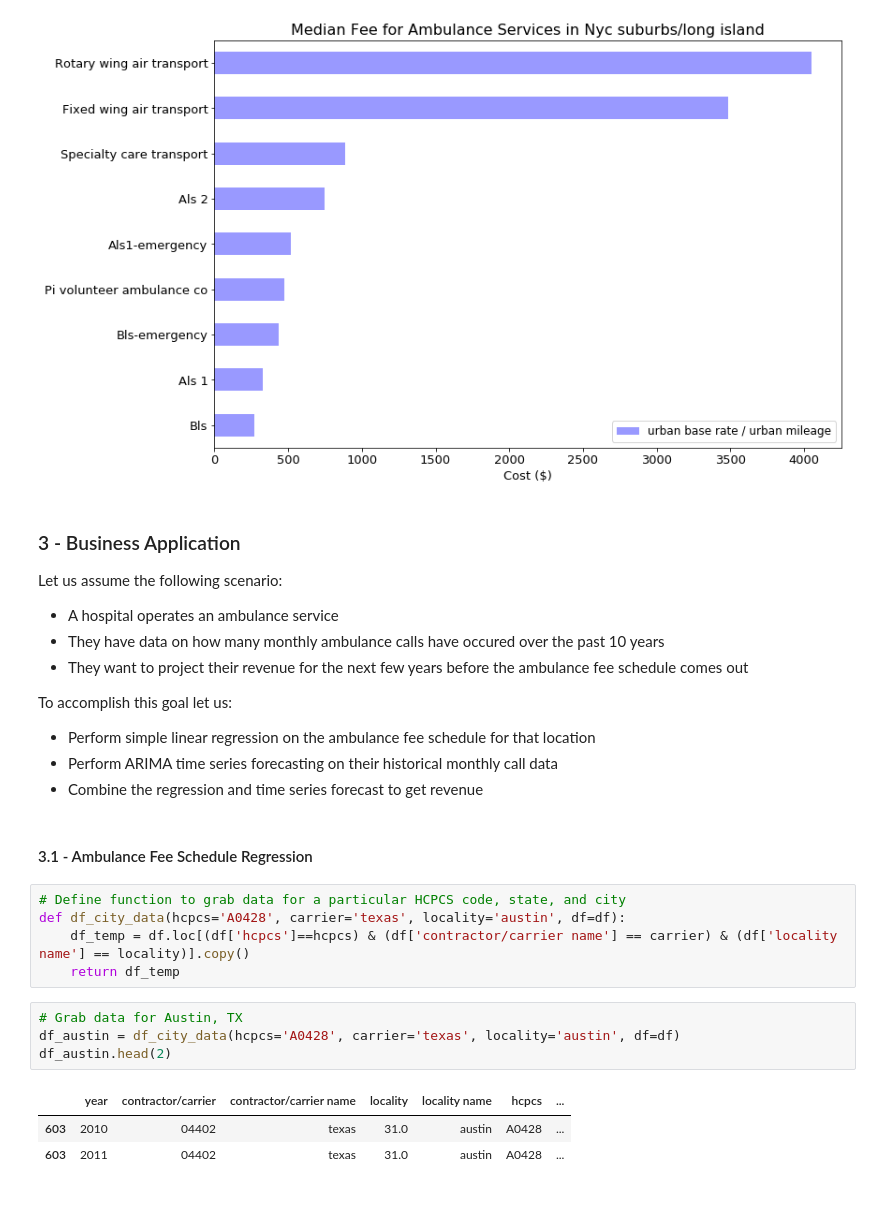
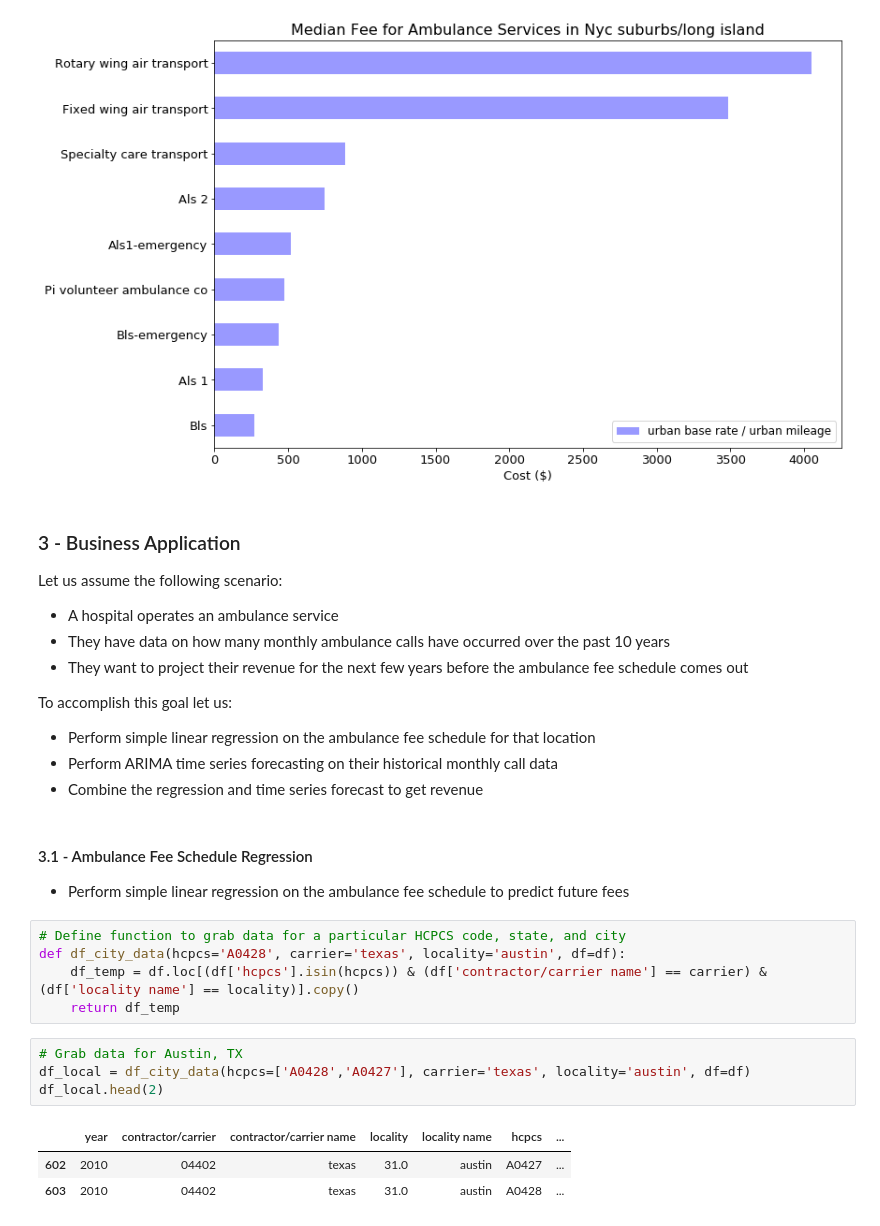
Before and after one commit to Data-Science-Link/Call_the_Ambulance, a Jupyter notebook: _Ambulance_Fee_Schedule_Analysis.ipynb, the cells around one changed output. Cells and saved outputs as stored; diff of their text form.

```diff
--- a/_Ambulance_Fee_Schedule_Analysis.ipynb
+++ b/_Ambulance_Fee_Schedule_Analysis.ipynb
@@ -608,7 +610,7 @@ city_bar_plotter(year=2020, carrier='empire new york', locality='nyc suburbs/lon
 ### 3 - Business Application<a class="anchor" id="business_app_3"></a>
 Let us assume the following scenario:
 * A hospital operates an ambulance service
-* They have data on how many monthly ambulance calls have occured over the past 10 years
+* They have data on how many monthly ambulance calls have occurred over the past 10 years
 * They want to project their revenue for the next few years before the ambulance fee schedule comes out
 
 To accomplish this goal let us:
@@ -617,19 +619,20 @@ To accomplish this goal let us:
 * Combine the regression and time series forecast to get revenue
 # %% [markdown]
 #### 3.1 - Ambulance Fee Schedule Regression<a class="anchor" id="business_app_regr_3_1"></a>
+* Perform simple linear regression on the ambulance fee schedule to predict future fees
 # %%
 # Define function to grab data for a particular HCPCS code, state, and city
 def df_city_data(hcpcs='A0428', carrier='texas', locality='austin', df=df):
-    df_temp = df.loc[(df['hcpcs']==hcpcs) & (df['contractor/carrier name'] == carrier) & (df['locality name'] == locality)].copy()
+    df_temp = df.loc[(df['hcpcs'].isin(hcpcs)) & (df['contractor/carrier name'] == carrier) & (df['locality name'] == locality)].copy()
     return df_temp
 # %%
 # Grab data for Austin, TX
-df_austin = df_city_data(hcpcs='A0428', carrier='texas', locality='austin', df=df)
-df_austin.head(2)
+df_local = df_city_data(hcpcs=['A0428','A0427'], carrier='texas', locality='austin', df=df)
+df_local.head(2)
 # %% [output]
 |  | year | contractor/carrier | contractor/carrier name | locality | locality name | hcpcs | ... |
+| 602 | 2010 | 04402 | texas | 31.0 | austin | A0427 | ... |
 | 603 | 2010 | 04402 | texas | 31.0 | austin | A0428 | ... |
-| 603 | 2011 | 04402 | texas | 31.0 | austin | A0428 | ... |
 # %%
 # Import correct modules
 from sklearn.linear_model import LinearRegression
```
Also changed, not shown: parts of 21 cells of this notebook.
